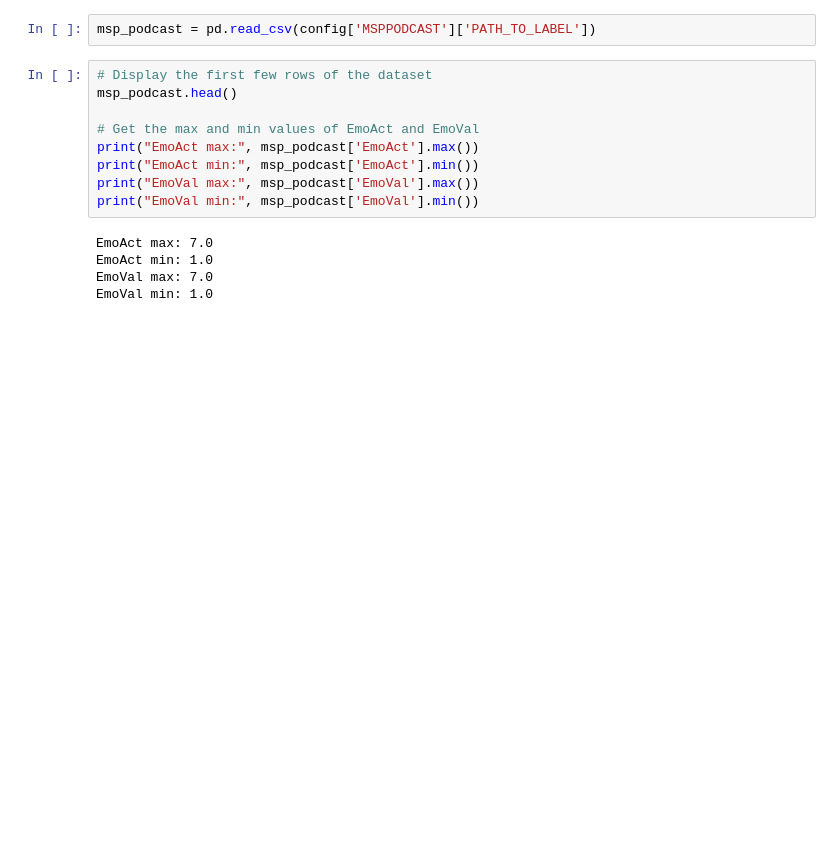
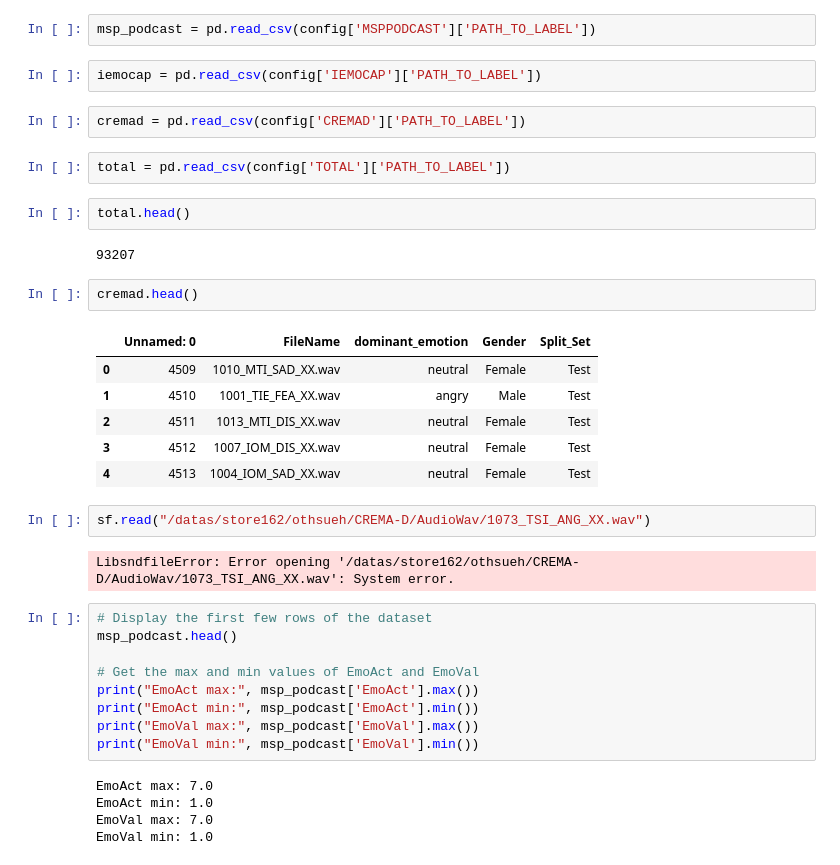
Before and after one commit to othsueh/Emotion-Classification-Model, a Jupyter notebook: test.ipynb, the cells around one changed output. Drawn from its saved outputs; the diff is of its cells as text; blank space fills up the shorter version.

```diff
--- a/test.ipynb
+++ b/test.ipynb
@@ -13,6 +14,29 @@ import os
 # import dataset_module
 # %%
 msp_podcast = pd.read_csv(config['MSPPODCAST']['PATH_TO_LABEL'])
+# %%
+iemocap = pd.read_csv(config['IEMOCAP']['PATH_TO_LABEL'])
+# %%
+cremad = pd.read_csv(config['CREMAD']['PATH_TO_LABEL'])
+# %%
+total = pd.read_csv(config['TOTAL']['PATH_TO_LABEL'])
+# %%
+total.head()
+# %% [output]
+93207
+# %%
+cremad.head()
+# %% [output]
+|  | Unnamed: 0 | FileName | dominant_emotion | Gender | Split_Set |
+| 0 | 4509 | 1010_MTI_SAD_XX.wav | neutral | Female | Test |
+| 1 | 4510 | 1001_TIE_FEA_XX.wav | angry | Male | Test |
+| 2 | 4511 | 1013_MTI_DIS_XX.wav | neutral | Female | Test |
+| 3 | 4512 | 1007_IOM_DIS_XX.wav | neutral | Female | Test |
+| 4 | 4513 | 1004_IOM_SAD_XX.wav | neutral | Female | Test |
+# %%
+sf.read("/datas/store162/othsueh/CREMA-D/AudioWav/1073_TSI_ANG_XX.wav")
+# %% [output]
+LibsndfileError: Error opening '/datas/store162/othsueh/CREMA-D/AudioWav/1073_TSI_ANG_XX.wav': System error.
 # %%
 # Display the first few rows of the dataset
 msp_podcast.head()
```
Also changed, not shown: parts of 1 cell of this notebook, 5 other files.
